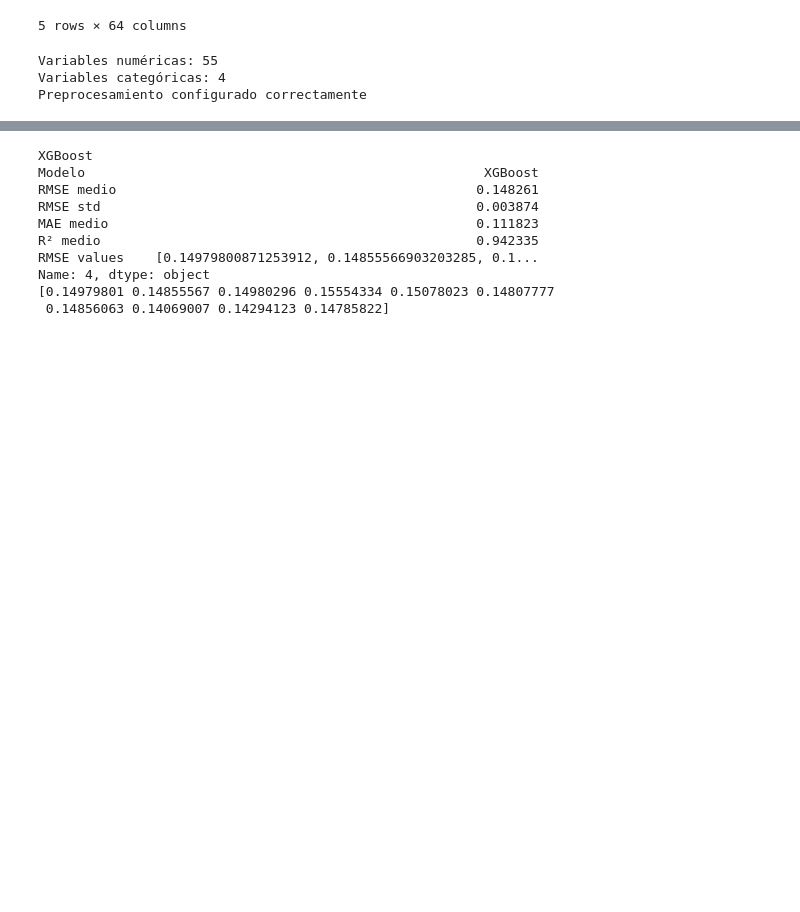
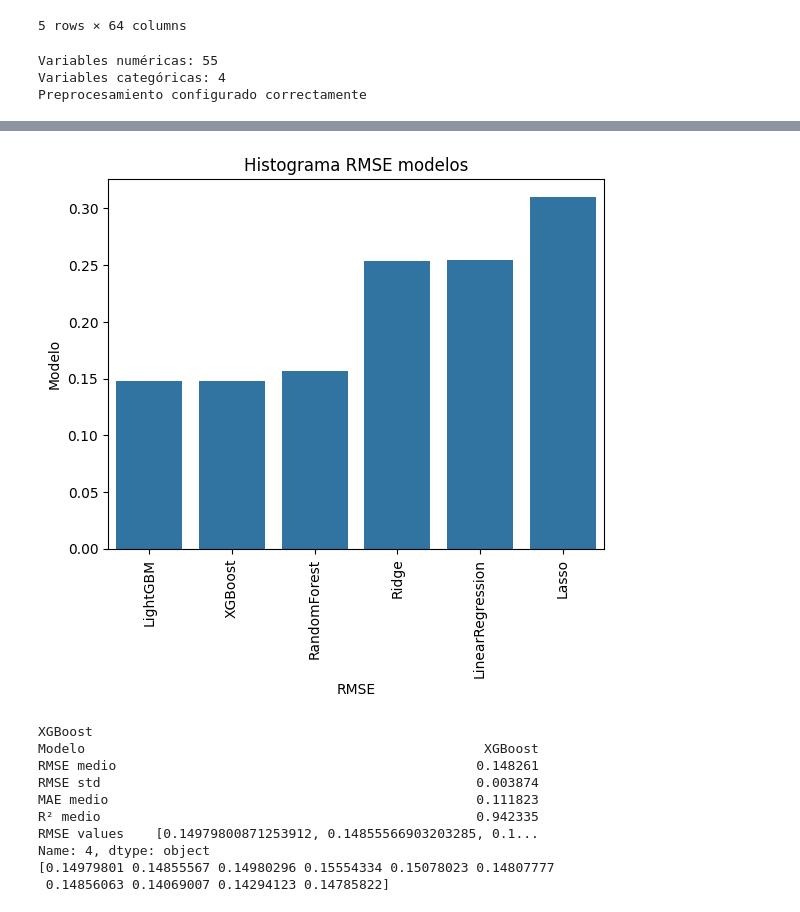
Before and after one commit to thordickinson/maestria-ia, a Jupyter notebook: analisis/notebooks/3.2.0_1.modelo_datos_aumentados.ipynb, the cells around one changed output, grey strips where cells are left out. Saved outputs shown, nothing was run; the diff lists cells and outputs as text; code cells hidden in the pictures; blank space fills up the shorter version.

```diff
--- a/analisis/notebooks/3.2.0_1.modelo_datos_aumentados.ipynb
+++ b/analisis/notebooks/3.2.0_1.modelo_datos_aumentados.ipynb
@@ -233,6 +264,18 @@ And if memory is not enough, you can set `force_col_wise=true`.
 2  [0.2572752198882208, 0.2488077484363322, 0.257...
 0  [0.25936475512065116, 0.24967698231401034, 0.2...
 1  [0.31428641106714517, 0.3063893175357295, 0.30...
+# %%
+import seaborn as sns
+import matplotlib.pyplot as plt
+
+sns.barplot(y=resultados_df['RMSE medio'], x=resultados_df["Modelo"])
+plt.title("Histograma RMSE modelos")
+plt.xlabel('RMSE')
+plt.xticks(rotation=90)
+plt.ylabel('Modelo')
+plt.show()
+# %% [output]
+[figure, added]
 # %%
 xgboost_pipeline = None
 for index, row in resultados_df.iterrows():
```
Also changed, not shown: parts of 6 cells of this notebook, 12 other files.
